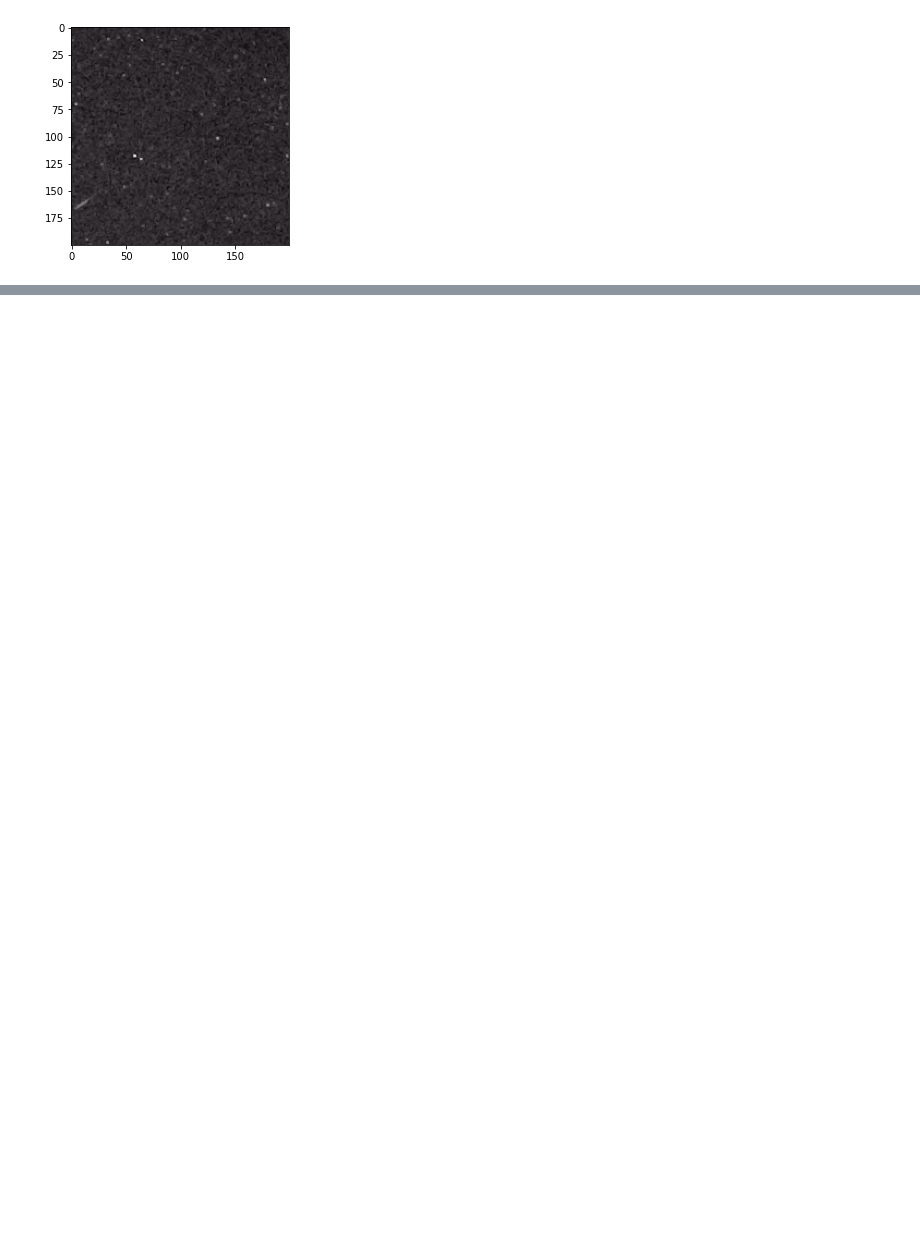
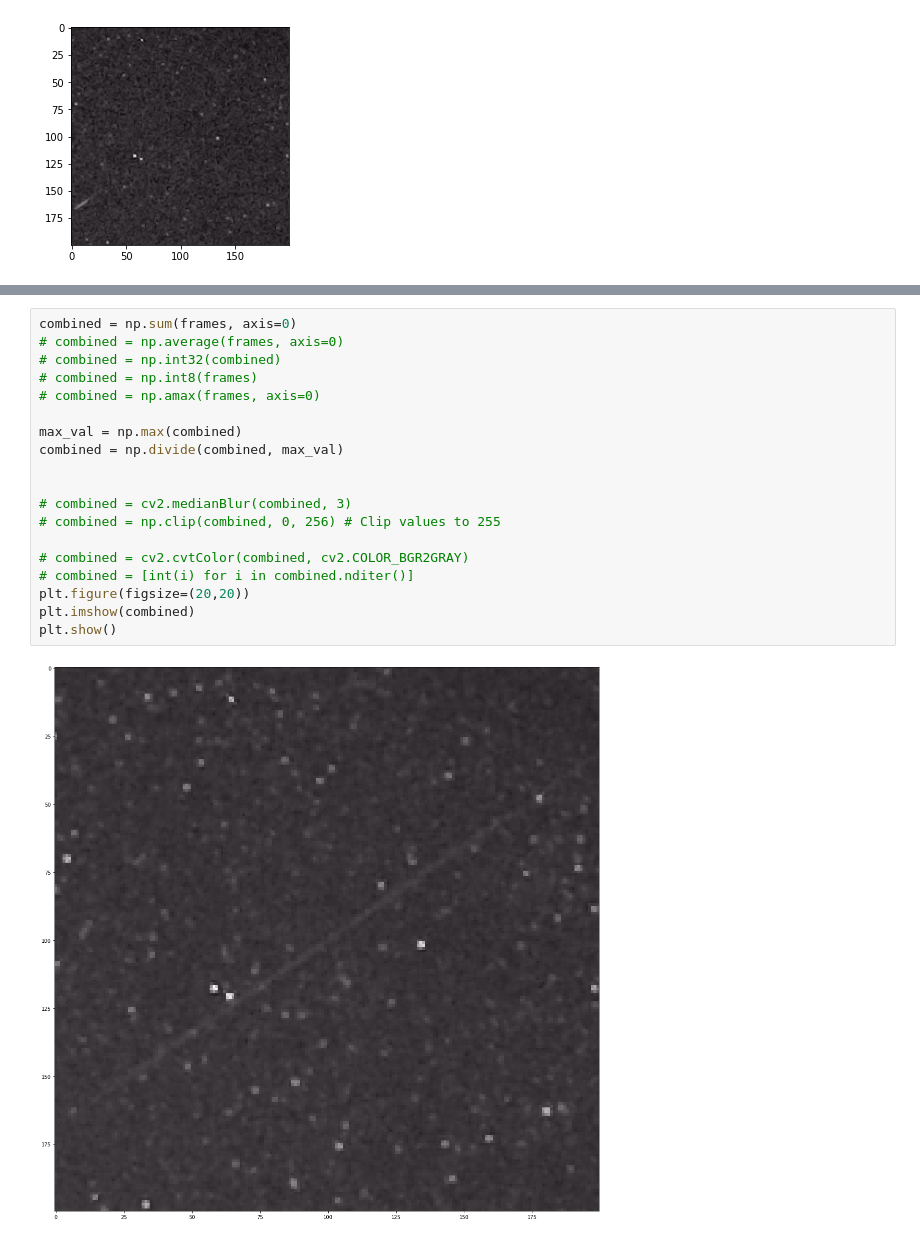
Before and after one commit to mateuszkojro/dims, a Jupyter notebook: motion-detect/remove_stars.ipynb, the cells around one changed output, grey strips where cells are left out. Drawn from its saved outputs; the diff is of its cells as text; blank space fills up the shorter version.

```diff
--- a/motion-detect/remove_stars.ipynb
+++ b/motion-detect/remove_stars.ipynb
@@ -121,0 +110,21 @@ error: OpenCV(4.5.2) ../modules/imgproc/src/color.simd_helpers.hpp:94: error: (-
+# %%
+combined = np.sum(frames, axis=0)
+# combined = np.average(frames, axis=0)
+# combined = np.int32(combined)
+# combined = np.int8(frames)
+# combined = np.amax(frames, axis=0)
+
+max_val = np.max(combined)
+combined = np.divide(combined, max_val)
+
+
+# combined = cv2.medianBlur(combined, 3)
+# combined = np.clip(combined, 0, 256) # Clip values to 255
+
+# combined = cv2.cvtColor(combined, cv2.COLOR_BGR2GRAY)
+# combined = [int(i) for i in combined.nditer()]
+plt.figure(figsize=(20,20))
+plt.imshow(combined)
+plt.show()
+# %% [output]
+[figure, added]
```
Also changed, not shown: parts of 4 cells of this notebook.
